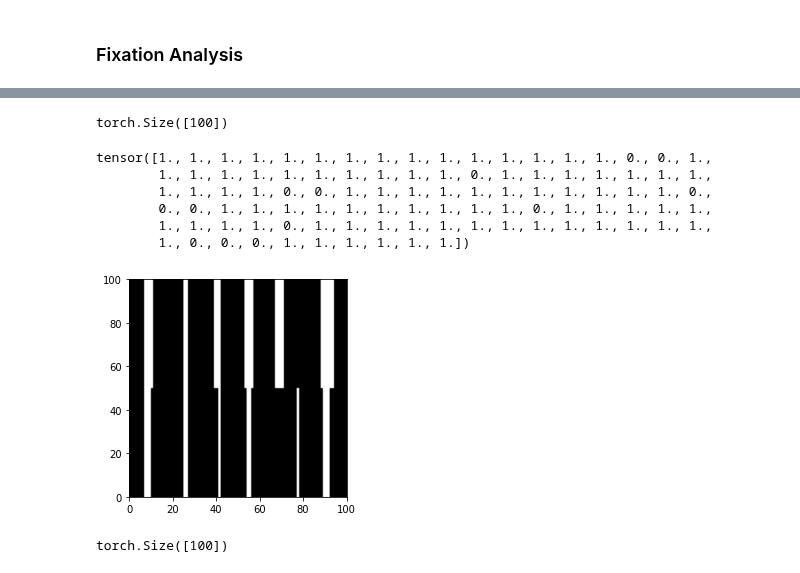
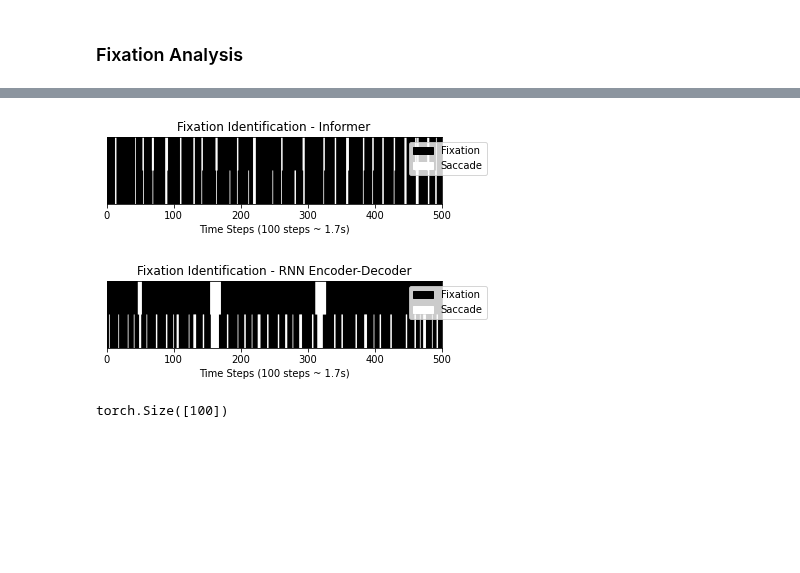
Before and after one commit to rosyvs/DeepGaze, a Jupyter notebook: notebooks/fixation_id.ipynb, the cells around one changed output, grey strips where cells are left out. Drawn from its saved outputs; the diff is of its cells as text; code cells hidden in the pictures; blank space fills up the shorter version.

Commit message:
comprehension pred with pretrained inf

```diff
--- a/notebooks/fixation_id.ipynb
+++ b/notebooks/fixation_id.ipynb
@@ -509,0 +504,7 @@ torch.Size([4, 100])
+# %%
+from eyemind.models.transformers import InformerEncoderFixationModel
+informer_model = load_model_from_checkpoint(InformerEncoderFixationModel, "/Users/rickgentry/emotive_lab/eyemind/lightning_logs/fixation_informer_seq500_epochs120/checkpoints/epoch=120-step=2057.ckpt")
+# %%
+informer_dl = get_dataloader(InformerDataModule ,"/Users/rickgentry/emotive_lab/eyemind/lightning_logs/fixation_informer_seq500_epochs120/config.yaml")
+# %%
+informer_preds, informer_targets = get_prediction_targets(informer_model, informer_dl, 4)
@@ -542,31 +535,30 @@ tensor([[1., 1., 1.,  ..., 1., 1., 1.],
-# %%
-preds[1].shape
-# %% [output]
-torch.Size([100])
 # %%
-def fixation_image(pred,target):
+import matplotlib.patches as mpatches
+
+
+
+def fixation_image(pred,target, title="Fixation Identification"):
     sl = len(pred)
     fixation_labels = torch.cat((pred.expand(sl//2,sl),target.expand(sl//2,sl)))
     plt.imshow(fixation_labels, extent=[0, len(fixation_labels[1]),0, 100], cmap='Greys')
     # plt.xticks(np.arange(0, len(fixation_labels), 1), [])
-    # plt.yticks([])
+    plt.yticks([])
     # plt.grid(True, axis='x', lw=1, c='black')
     # plt.tick_params(axis='x', length=0)
-
+    plt.title(title)
+    black = mpatches.Patch(color='black', label='Fixation')
+    white = mpatches.Patch(color='white', label='Saccade')
+    plt.legend(handles=[black, white],bbox_to_anchor=(1.15, 1), loc='upper right')
+    plt.xlabel("Time Steps (100 steps ~ 1.7s)")
     plt.show()
-# %%
-targets[0]
-# %% [output]
-tensor([1., 1., 1., 1., 1., 1., 1., 1., 1., 1., 1., 1., 1., 1., 1., 0., 0., 1.,
-        1., 1., 1., 1., 1., 1., 1., 1., 1., 1., 0., 1., 1., 1., 1., 1., 1., 1.,
-        1., 1., 1., 1., 0., 0., 1., 1., 1., 1., 1., 1., 1., 1., 1., 1., 1., 0.,
-        0., 0., 1., 1., 1., 1., 1., 1., 1., 1., 1., 1., 0., 1., 1., 1., 1., 1.,
-        1., 1., 1., 1., 0., 1., 1., 1., 1., 1., 1., 1., 1., 1., 1., 1., 1., 1.,
-        1., 0., 0., 0., 1., 1., 1., 1., 1., 1.])
-# %%
-fixation_image(preds[2], targets[2])
-# %% [output]
-[figure, removed]
+# %%
+fixation_image(informer_preds[1], informer_targets[1], "Fixation Identification - Informer")
+# %% [output]
+[figure, added]
+# %%
+fixation_image(preds[1], targets[1], "Fixation Identification - RNN Encoder-Decoder")
+# %% [output]
+[figure, added]
 # %%
 preds.shape
 # %% [output]
```
Also changed, not shown: parts of 12 cells of this notebook, 12 other files.
